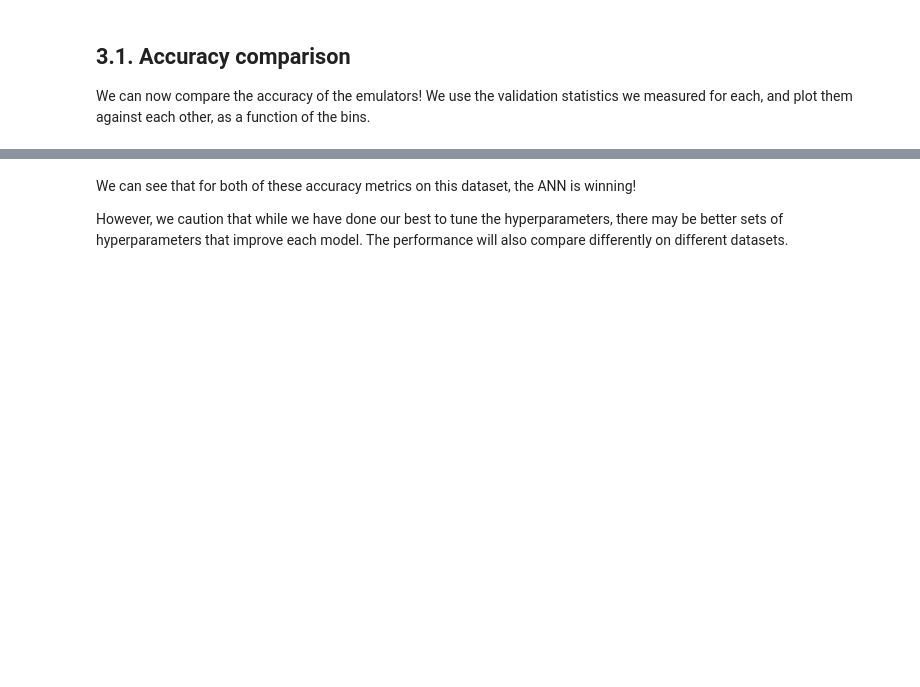
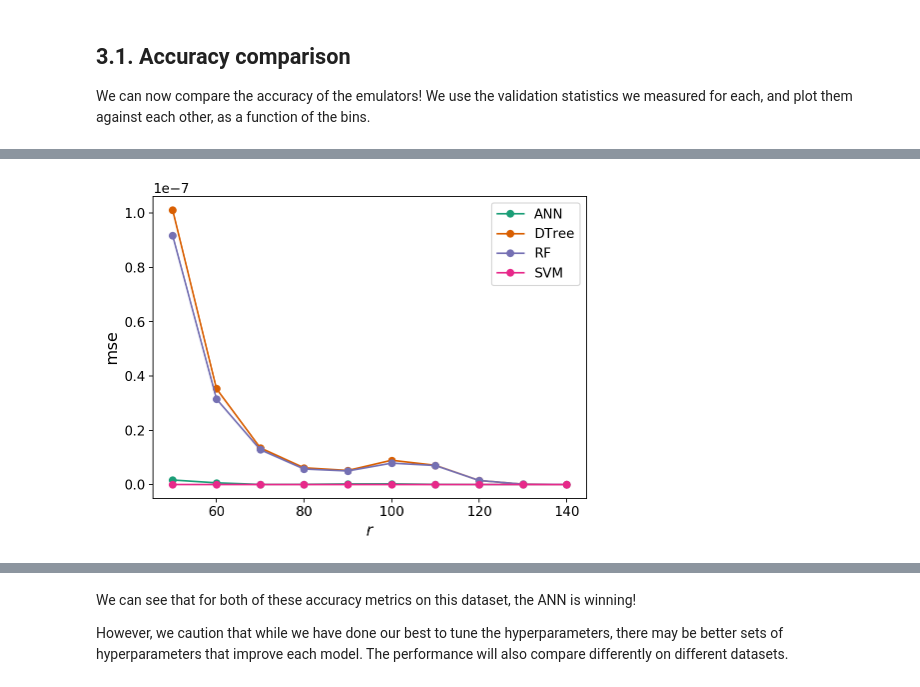
Before and after one commit to kstoreyf/emu-fight, a Jupyter notebook: the_great_emu_fight.ipynb, the cells around one changed output, grey strips where cells are left out. Saved outputs shown, nothing was run; the diff lists cells and outputs as text; code cells hidden in the pictures; blank space fills up the shorter version.

```diff
--- a/the_great_emu_fight.ipynb
+++ b/the_great_emu_fight.ipynb
@@ -231,3 +285,6 @@ emu.plot_accuracy(metric)
 # %%
 metric = "mse"
-emu.plot_accuracy(metric)
+emu.test_all(metric)
+emu.plot_accuracy(metric, colors=colors)
+# %% [output]
+[figure, added]
```
Also changed, not shown: parts of 59 cells of this notebook.
